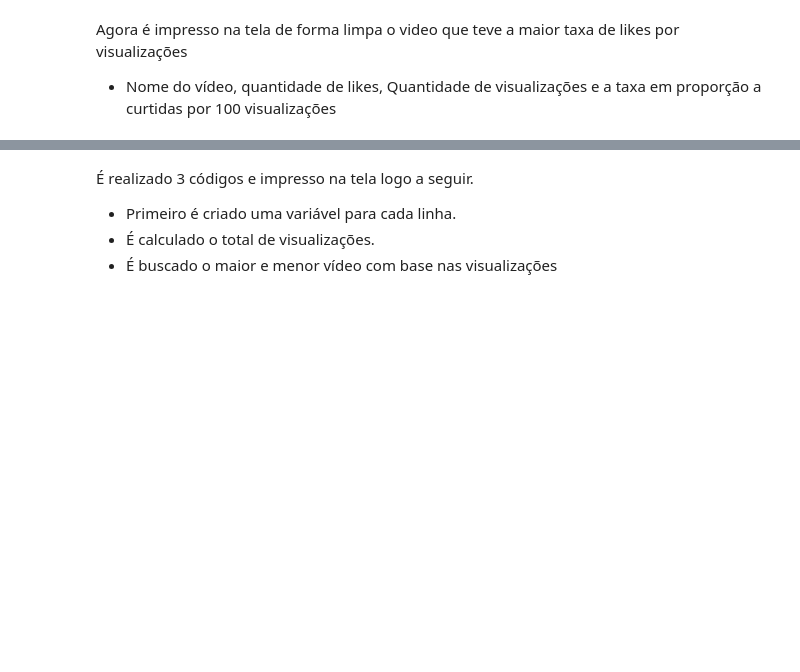
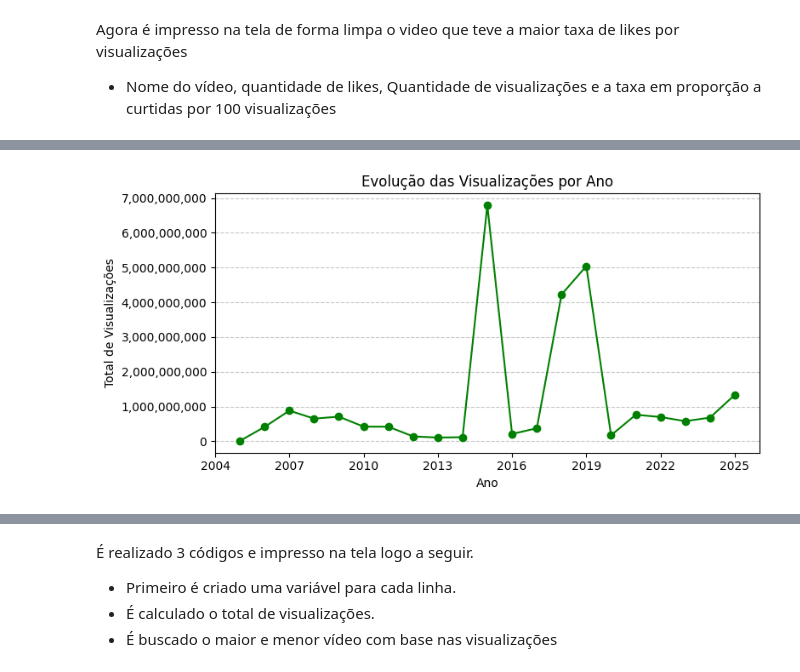
Before and after one commit to RyandroTavares/Codigo-DataFrame, a Jupyter notebook: Configuracao.ipynb, the cells around one changed output, grey strips where cells are left out. Saved outputs shown, nothing was run; the diff lists cells and outputs as text; code cells hidden in the pictures; blank space fills up the shorter version.

```diff
--- a/Configuracao.ipynb
+++ b/Configuracao.ipynb
@@ -410,0 +612,24 @@ Name: 871, dtype: object
+# %%
+# PARTE 1
+visualizacoes_por_ano = df.groupby('published')['Video views'].sum()
+
+# PARTE 2
+plt.figure(figsize=(8, 4))
+visualizacoes_por_ano.plot(kind='line', marker='o', color='green')
+
+# PARTE 3
+plt.title('Evolução das Visualizações por Ano')
+plt.ylabel('Total de Visualizações')
+plt.xlabel('Ano')
+
+# PARTE 4
+ax = plt.gca()
+ax.xaxis.set_major_locator(mticker.MaxNLocator(integer=True)) # Garante valores inteiros
+ax.yaxis.set_major_formatter(mticker.FuncFormatter(lambda x, pos: f'{int(x):,}'))
+
+# PARTE 5
+plt.grid(axis='y', linestyle='--', alpha=0.7)
+plt.tight_layout()
+plt.show()
+# %% [output]
+[figure, added]
```
Also changed, not shown: parts of 57 cells of this notebook.
